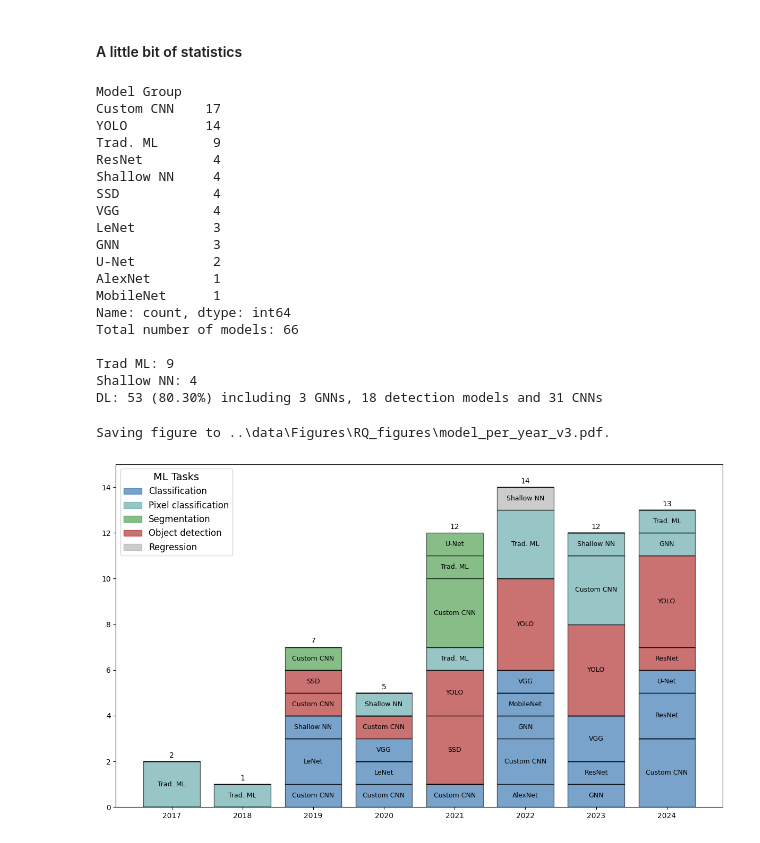
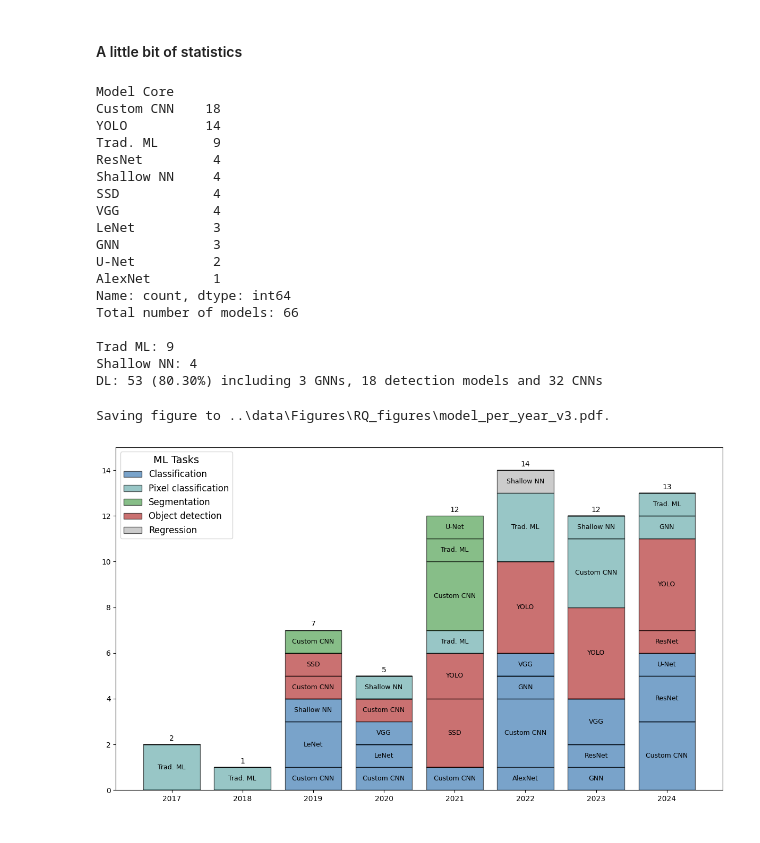
Before and after one commit to CedricLeon/Survey_RS-ML-FPGA, a Jupyter notebook: src/figure_ML_models.ipynb, the cells around one changed output. Drawn from its saved outputs; the diff is of its cells as text; code cells hidden in the pictures.

Commit message:
Homogeneize legend between figures

```diff
--- a/src/figure_ML_models.ipynb
+++ b/src/figure_ML_models.ipynb
@@ -116,0 +34,11 @@ print_pretty_df(datapointsDf[["Model Group", "Model", "Equivalent model", "Backb
+# %%
+def assign_model_core(row):
+    # Combine the values from the three columns
+    combined_info = f"{row['Model']} {row['Equivalent model']} {row['Backbone']}".upper()
+    for keyword, core_label in model_core_map.items():
+        if keyword.upper() in combined_info:
+            return core_label
+    raise ValueError(f"Model core not found for row: {row}")
+
+datapointsDf['Model Core'] = datapointsDf.apply(assign_model_core, axis=1)
+print_pretty_df(datapointsDf[["Model Core", "Model", "Equivalent model", "Backbone", "BBT Citation Key"]].sort_values(by="Model Core"))
@@ -117,7 +63,7 @@ print_pretty_df(datapointsDf[["Model Group", "Model", "Equivalent model", "Backb
 # %% [markdown]
 #### A little bit of statistics
 # %%
-print(datapointsDf["Model Group"].value_counts())
+print(datapointsDf["Model Core"].value_counts())
 print(f"Total number of models: {len(datapointsDf)}")
 # 9 Trad. ML models
 # 4 Shallow NN models
@@ -125,19 +71,19 @@ print(f"Total number of models: {len(datapointsDf)}")
 # 31 CNN: 3 LeNet + 1 AlexNet + 4 VGG + 4 ResNet + 19 Custom CNN
 # 14 YOLO + 4 SSD
 
-nb_trad_ml = len(datapointsDf[datapointsDf["Model Group"] == "Trad. ML"])
-nb_shallow_nn = len(datapointsDf[datapointsDf["Model Group"] == "Shallow NN"])
-nb_gnn = len(datapointsDf[datapointsDf["Model Group"] == "GNN"])
-nb_cnn = len(datapointsDf[datapointsDf["Model Group"].isin(["LeNet", "AlexNet", "VGG", "U-Net", "ResNet", "Custom CNN"])])
-nb_custom_cnn = len(datapointsDf[datapointsDf["Model Group"] == "Custom CNN"])
-nb_detection_model = len(datapointsDf[datapointsDf["Model Group"].isin(["YOLO", "SSD"])])
+nb_trad_ml = len(datapointsDf[datapointsDf["Model Core"] == "Trad. ML"])
+nb_shallow_nn = len(datapointsDf[datapointsDf["Model Core"] == "Shallow NN"])
+nb_gnn = len(datapointsDf[datapointsDf["Model Core"] == "GNN"])
+nb_cnn = len(datapointsDf[datapointsDf["Model Core"].isin(["LeNet", "AlexNet", "VGG", "U-Net", "ResNet", "Custom CNN"])])
+nb_custom_cnn = len(datapointsDf[datapointsDf["Model Core"] == "Custom CNN"])
+nb_detection_model = len(datapointsDf[datapointsDf["Model Core"].isin(["YOLO", "SSD"])])
 nb_dl = len(datapointsDf) - nb_trad_ml - nb_shallow_nn
 print(f"\nTrad ML: {nb_trad_ml}")
 print(f"Shallow NN: {nb_shallow_nn}")
 print(f"DL: {nb_dl} ({nb_dl/len(datapointsDf)*100:.2f}%) including {nb_gnn} GNNs, {nb_detection_model} detection models and {nb_cnn} CNNs")
 # %% [output]
-Model Group
-Custom CNN    17
+Model Core
+Custom CNN    18
 YOLO          14
 Trad. ML       9
 ResNet         4
@@ -148,13 +94,12 @@ LeNet          3
 GNN            3
 U-Net          2
 AlexNet        1
-MobileNet      1
 Name: count, dtype: int64
 Total number of models: 66
 
 Trad ML: 9
 Shallow NN: 4
-DL: 53 (80.30%) including 3 GNNs, 18 detection models and 31 CNNs
+DL: 53 (80.30%) including 3 GNNs, 18 detection models and 32 CNNs
 # %%
 def plot_model_groups_by_year(DataFrame, alpha=0.6, fontsize=8):
     """
@@ -169,8 +114,8 @@ def plot_model_groups_by_year(DataFrame, alpha=0.6, fontsize=8):
     # Force the order of Tasks
     TaskOrder = ['Classification', 'Pixel classification', 'Segmentation', 'Object detection', 'Regression']
 
-    # Group data by 'Publication year', 'Task', and 'Model Group', count occurrences
-    Counts = DF.groupby(['Publication year', 'Task', 'Model Group']).size().reset_index(name='Count')
+    # Group data by 'Publication year', 'Task', and 'Model Core', count occurrences
+    Counts = DF.groupby(['Publication year', 'Task', 'Model Core']).size().reset_index(name='Count')
 
     # Remove entries with zero counts
     Counts = Counts[Counts['Count'] > 0]
@@ -182,7 +127,7 @@ def plot_model_groups_by_year(DataFrame, alpha=0.6, fontsize=8):
     # Pivot data
     PivotDF = Counts.pivot_table(
         index='Publication year',
-        columns=['Task', 'Model Group'],
+        columns=['Task', 'Model Core'],
         values='Count',
         fill_value=0
     )
@@ -219,32 +164,32 @@ def plot_model_groups_by_year(DataFrame, alpha=0.6, fontsize=8):
         )
         # Add model group name as label within sub-bar if count > 0
         Labels = [ModelGroup if count > 0 else '' for count in Counts]
         ax.bar_label(Bars, labels=Labels, label_type='center', fontsize=fontsize)
         Bottom += Counts
 
     # Add total count labels on top of each yearly bar
     for i, total in enumerate(TotalCounts):
         ax.text(i, TotalCounts.iloc[i] + 0.1, f"{int(TotalCounts.iloc[i])}", ha='center', va='bottom')
 
     # Create legend for Tasks
     task_handles = [mpatches.Patch(facecolor=TaskColors[task], edgecolor='black', alpha=alpha, label=task) for task in TaskOrder]
     ax.legend(handles=task_handles, title='ML Tasks', loc='upper left', fontsize=fontsize+3, title_fontsize=fontsize + 5)
     plt.rcParams['legend.title_fontsize'] = fontsize+5
 
     # ax.set_title('Model Groups by Publication Year')
     # ax.set_xlabel('Publication Year')
     # ax.set_ylabel('Count')
     plt.ylim(0, 15)
     plt.tight_layout()
 
     # Save the figure
     print(f"Saving figure to {b}{saveFigurePath}{e}.")
     plt.savefig(saveFigurePath, format=saveFormat)
 
     plt.show()
 
 # Example usage
-plot_model_groups_by_year(allModelsDF[['Model Group', 'Publication year', 'Task']], alpha=0.6, fontsize=9)
+plot_model_groups_by_year(datapointsDf[['Model Core', 'Publication year', 'Task']], alpha=0.6, fontsize=9)
 # %% [output]
 Saving figure to ..\data\Figures\RQ_figures\model_per_year_v3.pdf.
-[figure, old version]
+[figure, new version]
```
Also changed, not shown: parts of 4 cells of this notebook, 1 other file.
